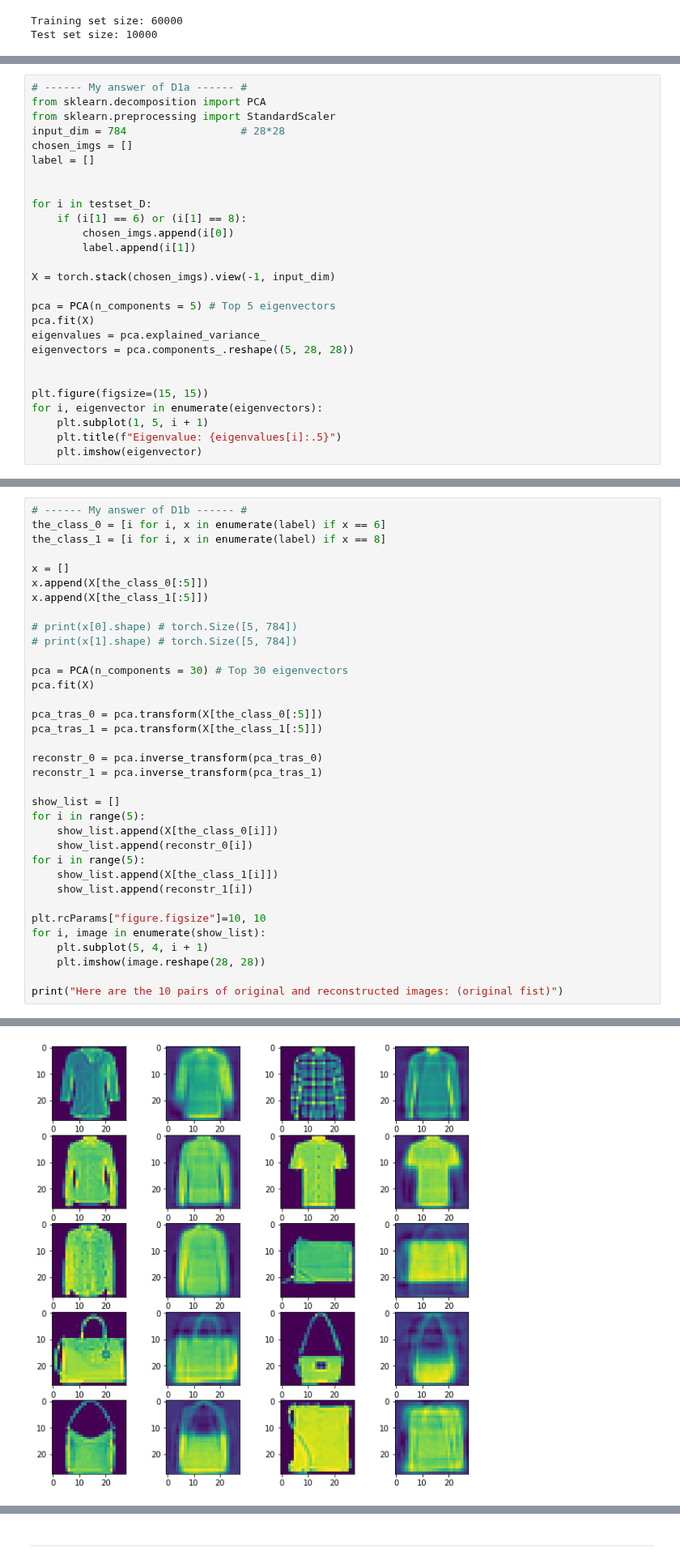
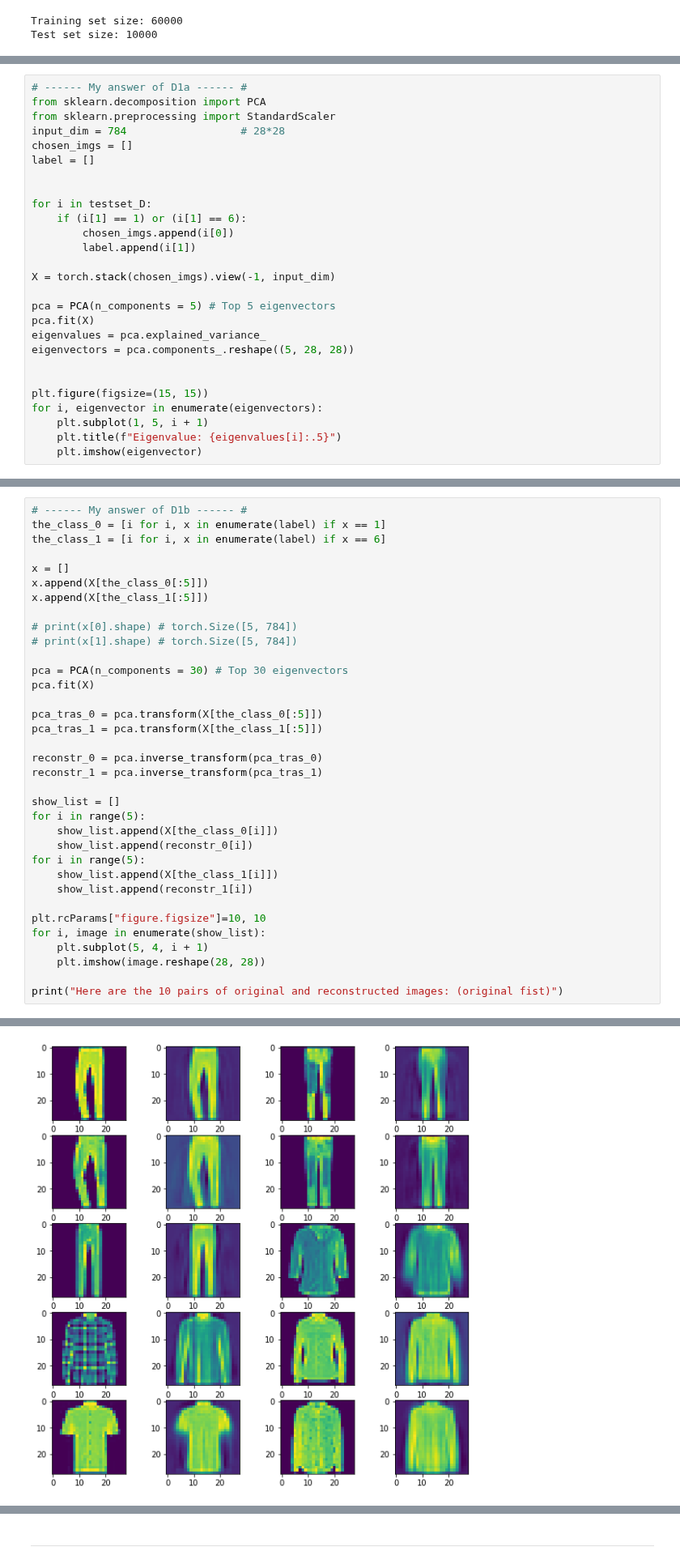
Before and after one commit to wwyqianqian/COMP6509, a Jupyter notebook: assignment/COM4509-6509_Assignment_Part2.ipynb, the cells around one changed output, grey strips where cells are left out. Shown at 81% size. Cells and saved outputs as stored; diff of their text form.

```diff
--- a/assignment/COM4509-6509_Assignment_Part2.ipynb
+++ b/assignment/COM4509-6509_Assignment_Part2.ipynb
@@ -1007,7 +1007,7 @@ label = []
 
 
 for i in testset_D:
-    if (i[1] == 6) or (i[1] == 8):
+    if (i[1] == 1) or (i[1] == 6):
         chosen_imgs.append(i[0])
         label.append(i[1])
 
@@ -1029,41 +1029,41 @@ for i, eigenvector in enumerate(eigenvectors):
 # %%
 # ------ My answer of D1b ------ #
-the_class_0 = [i for i, x in enumerate(label) if x == 6]
-the_class_1 = [i for i, x in enumerate(label) if x == 8]
+the_class_0 = [i for i, x in enumerate(label) if x == 1]
+the_class_1 = [i for i, x in enumerate(label) if x == 6]
 
 x = []
 x.append(X[the_class_0[:5]])
 x.append(X[the_class_1[:5]])
 
 # print(x[0].shape) # torch.Size([5, 784])
 # print(x[1].shape) # torch.Size([5, 784])
 
 pca = PCA(n_components = 30) # Top 30 eigenvectors
 pca.fit(X)
 
 pca_tras_0 = pca.transform(X[the_class_0[:5]])
 pca_tras_1 = pca.transform(X[the_class_1[:5]])
 
 reconstr_0 = pca.inverse_transform(pca_tras_0)
 reconstr_1 = pca.inverse_transform(pca_tras_1)
 
 show_list = []
 for i in range(5):
     show_list.append(X[the_class_0[i]])
     show_list.append(reconstr_0[i])
 for i in range(5):
     show_list.append(X[the_class_1[i]])
     show_list.append(reconstr_1[i])
 
 plt.rcParams["figure.figsize"]=10, 10
 for i, image in enumerate(show_list):
     plt.subplot(5, 4, i + 1)
     plt.imshow(image.reshape(28, 28))
 
 print("Here are the 10 pairs of original and reconstructed images: (original fist)")
 # %% [output]
 Here are the 10 pairs of original and reconstructed images: (original fist)
-[figure, old version]
+[figure, new version]
 # %%
 # ------ My answer of D1c ------ #
 pca = PCA(n_components = 2) # Top 2 eigenvectors
```
Also changed, not shown: parts of 5 cells of this notebook.
